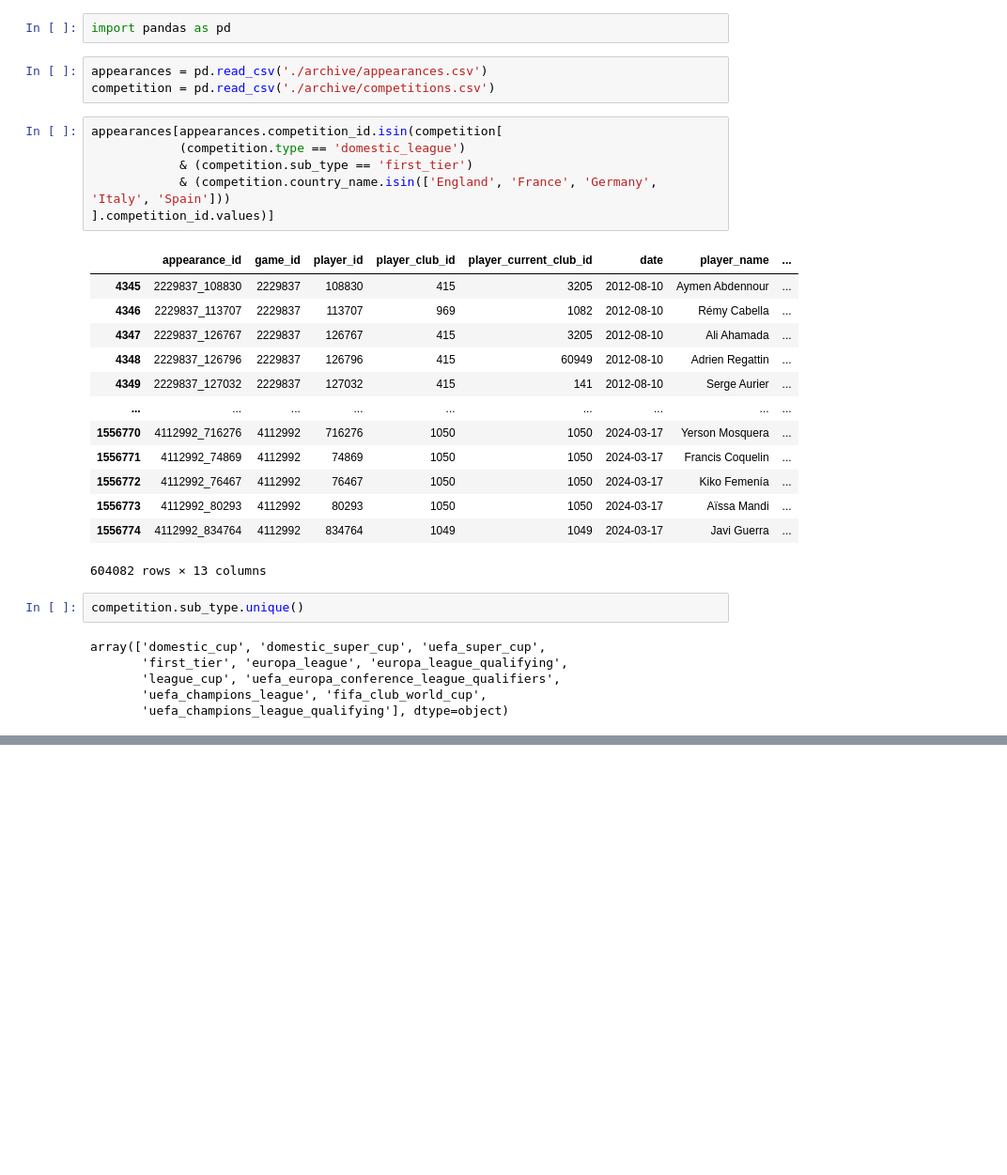
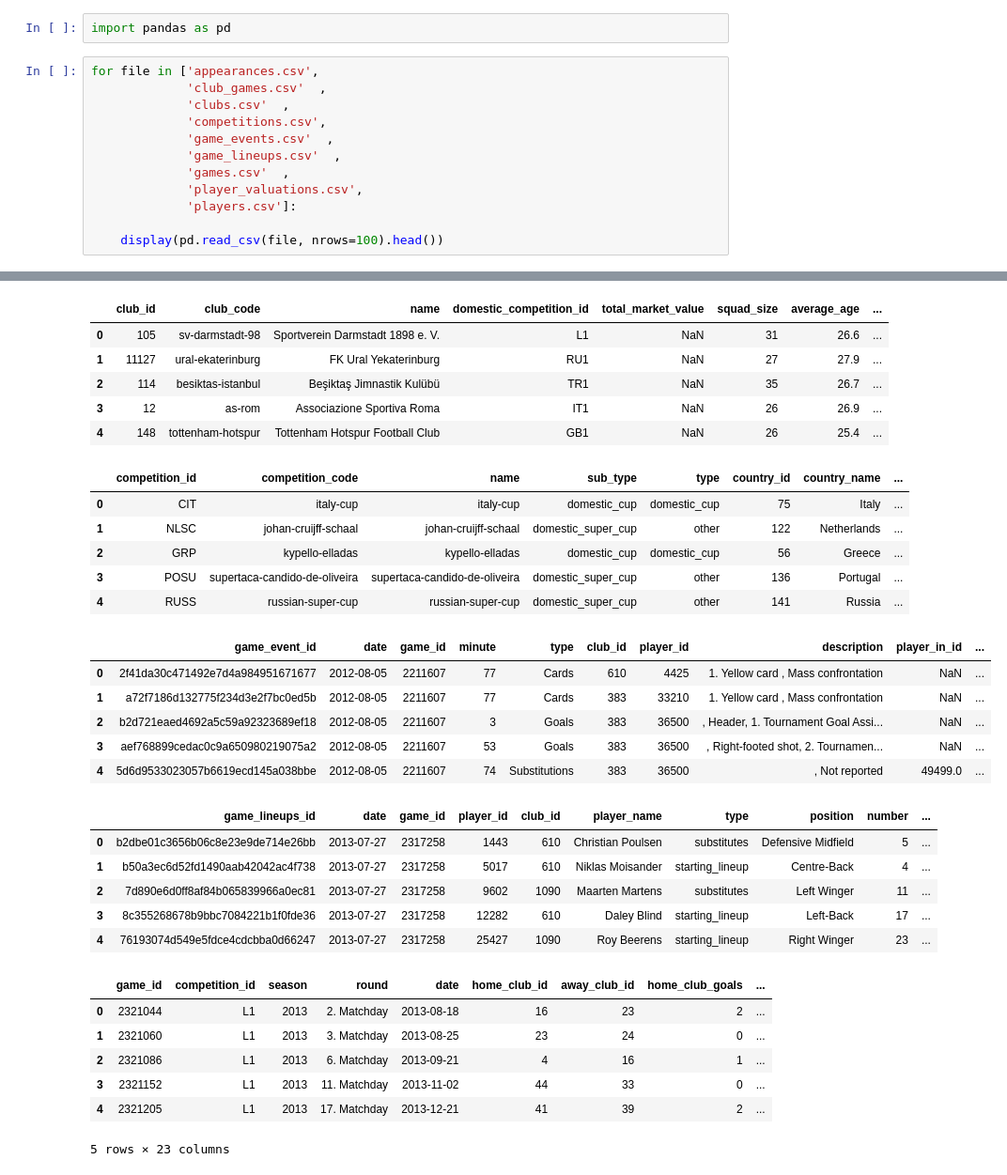
Before and after one commit to abhirup-ghosh/e2e-data-pipeline, a Jupyter notebook: data/data.ipynb, the cells around one changed output, grey strips where cells are left out. Shown: that part at 94% size. Saved outputs shown, nothing was run; the diff lists cells and outputs as text; blank space fills up the shorter version.

```diff
--- a/data/data.ipynb
+++ b/data/data.ipynb
@@ -2,34 +2,16 @@
 # Data: TransferMarkt
 # %%
 import pandas as pd
-# %%
-appearances = pd.read_csv('./archive/appearances.csv')
-competition = pd.read_csv('./archive/competitions.csv')
-# %%
-appearances[appearances.competition_id.isin(competition[
-            (competition.type == 'domestic_league')
-            & (competition.sub_type == 'first_tier')
-            & (competition.country_name.isin(['England', 'France', 'Germany', 'Italy', 'Spain']))
-].competition_id.values)]
-# %% [output]
-|  | appearance_id | game_id | player_id | player_club_id | player_current_club_id | date | player_name | ... |
-| 4345 | 2229837_108830 | 2229837 | 108830 | 415 | 3205 | 2012-08-10 | Aymen Abdennour | ... |
-| 4346 | 2229837_113707 | 2229837 | 113707 | 969 | 1082 | 2012-08-10 | Rémy Cabella | ... |
-| 4347 | 2229837_126767 | 2229837 | 126767 | 415 | 3205 | 2012-08-10 | Ali Ahamada | ... |
-| 4348 | 2229837_126796 | 2229837 | 126796 | 415 | 60949 | 2012-08-10 | Adrien Regattin | ... |
-| 4349 | 2229837_127032 | 2229837 | 127032 | 415 | 141 | 2012-08-10 | Serge Aurier | ... |
-| ... | ... | ... | ... | ... | ... | ... | ... | ... |
-| 1556770 | 4112992_716276 | 4112992 | 716276 | 1050 | 1050 | 2024-03-17 | Yerson Mosquera | ... |
-| 1556771 | 4112992_74869 | 4112992 | 74869 | 1050 | 1050 | 2024-03-17 | Francis Coquelin | ... |
-| 1556772 | 4112992_76467 | 4112992 | 76467 | 1050 | 1050 | 2024-03-17 | Kiko Femenía | ... |
-| 1556773 | 4112992_80293 | 4112992 | 80293 | 1050 | 1050 | 2024-03-17 | Aïssa Mandi | ... |
-| 1556774 | 4112992_834764 | 4112992 | 834764 | 1049 | 1049 | 2024-03-17 | Javi Guerra | ... |
-604082 rows × 13 columns
-# %%
-competition.sub_type.unique()
-# %% [output]
-array(['domestic_cup', 'domestic_super_cup', 'uefa_super_cup',
-       'first_tier', 'europa_league', 'europa_league_qualifying',
-       'league_cup', 'uefa_europa_conference_league_qualifiers',
-       'uefa_champions_league', 'fifa_club_world_cup',
-       'uefa_champions_league_qualifying'], dtype=object)
+# %%
+for file in ['appearances.csv',
+             'club_games.csv'  ,
+             'clubs.csv'  ,
+             'competitions.csv',
+             'game_events.csv'  ,
+             'game_lineups.csv'  ,
+             'games.csv'  ,
+             'player_valuations.csv',
+             'players.csv']:
+
+    display(pd.read_csv(file, nrows=100).head())
+# %% [output]
@@ -35,0 +30,31 @@ array(['domestic_cup', 'domestic_super_cup', 'uefa_super_cup',
+|  | club_id | club_code | name | domestic_competition_id | total_market_value | squad_size | average_age | ... |
+| 0 | 105 | sv-darmstadt-98 | Sportverein Darmstadt 1898 e. V. | L1 | NaN | 31 | 26.6 | ... |
+| 1 | 11127 | ural-ekaterinburg | FK Ural Yekaterinburg | RU1 | NaN | 27 | 27.9 | ... |
+| 2 | 114 | besiktas-istanbul | Beşiktaş Jimnastik Kulübü | TR1 | NaN | 35 | 26.7 | ... |
+| 3 | 12 | as-rom | Associazione Sportiva Roma | IT1 | NaN | 26 | 26.9 | ... |
+| 4 | 148 | tottenham-hotspur | Tottenham Hotspur Football Club | GB1 | NaN | 26 | 25.4 | ... |
+|  | competition_id | competition_code | name | sub_type | type | country_id | country_name | ... |
+| 0 | CIT | italy-cup | italy-cup | domestic_cup | domestic_cup | 75 | Italy | ... |
+| 1 | NLSC | johan-cruijff-schaal | johan-cruijff-schaal | domestic_super_cup | other | 122 | Netherlands | ... |
+| 2 | GRP | kypello-elladas | kypello-elladas | domestic_cup | domestic_cup | 56 | Greece | ... |
+| 3 | POSU | supertaca-candido-de-oliveira | supertaca-candido-de-oliveira | domestic_super_cup | other | 136 | Portugal | ... |
+| 4 | RUSS | russian-super-cup | russian-super-cup | domestic_super_cup | other | 141 | Russia | ... |
+|  | game_event_id | date | game_id | minute | type | club_id | player_id | description | player_in_id | ... |
+| 0 | 2f41da30c471492e7d4a984951671677 | 2012-08-05 | 2211607 | 77 | Cards | 610 | 4425 | 1. Yellow card , Mass confrontation | NaN | ... |
+| 1 | a72f7186d132775f234d3e2f7bc0ed5b | 2012-08-05 | 2211607 | 77 | Cards | 383 | 33210 | 1. Yellow card , Mass confrontation | NaN | ... |
+| 2 | b2d721eaed4692a5c59a92323689ef18 | 2012-08-05 | 2211607 | 3 | Goals | 383 | 36500 | , Header, 1. Tournament Goal Assi... | NaN | ... |
+| 3 | aef768899cedac0c9a650980219075a2 | 2012-08-05 | 2211607 | 53 | Goals | 383 | 36500 | , Right-footed shot, 2. Tournamen... | NaN | ... |
+| 4 | 5d6d9533023057b6619ecd145a038bbe | 2012-08-05 | 2211607 | 74 | Substitutions | 383 | 36500 | , Not reported | 49499.0 | ... |
+|  | game_lineups_id | date | game_id | player_id | club_id | player_name | type | position | number | ... |
+| 0 | b2dbe01c3656b06c8e23e9de714e26bb | 2013-07-27 | 2317258 | 1443 | 610 | Christian Poulsen | substitutes | Defensive Midfield | 5 | ... |
+| 1 | b50a3ec6d52fd1490aab42042ac4f738 | 2013-07-27 | 2317258 | 5017 | 610 | Niklas Moisander | starting_lineup | Centre-Back | 4 | ... |
+| 2 | 7d890e6d0ff8af84b065839966a0ec81 | 2013-07-27 | 2317258 | 9602 | 1090 | Maarten Martens | substitutes | Left Winger | 11 | ... |
+| 3 | 8c355268678b9bbc7084221b1f0fde36 | 2013-07-27 | 2317258 | 12282 | 610 | Daley Blind | starting_lineup | Left-Back | 17 | ... |
+| 4 | 76193074d549e5fdce4cdcbba0d66247 | 2013-07-27 | 2317258 | 25427 | 1090 | Roy Beerens | starting_lineup | Right Winger | 23 | ... |
+|  | game_id | competition_id | season | round | date | home_club_id | away_club_id | home_club_goals | ... |
+| 0 | 2321044 | L1 | 2013 | 2. Matchday | 2013-08-18 | 16 | 23 | 2 | ... |
+| 1 | 2321060 | L1 | 2013 | 3. Matchday | 2013-08-25 | 23 | 24 | 0 | ... |
+| 2 | 2321086 | L1 | 2013 | 6. Matchday | 2013-09-21 | 4 | 16 | 1 | ... |
+| 3 | 2321152 | L1 | 2013 | 11. Matchday | 2013-11-02 | 44 | 33 | 0 | ... |
+| 4 | 2321205 | L1 | 2013 | 17. Matchday | 2013-12-21 | 41 | 39 | 2 | ... |
+5 rows × 23 columns
```
Also changed, not shown: parts of 1 cell of this notebook, 1 other file.
